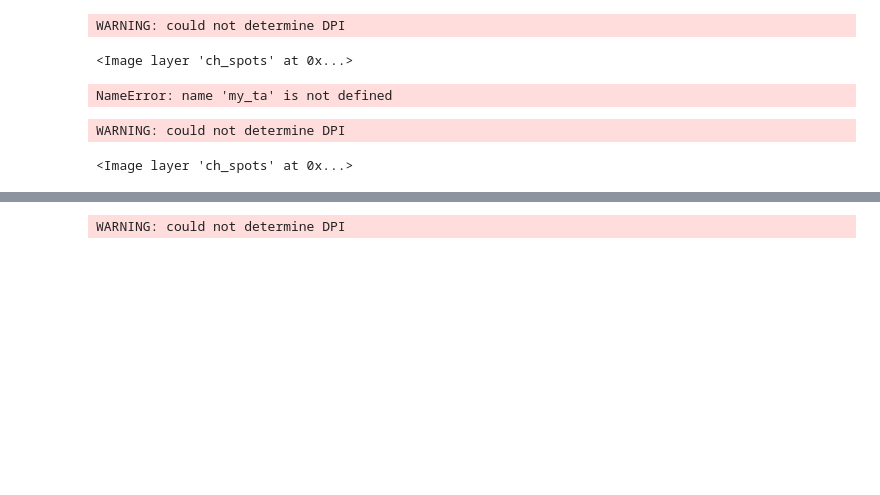
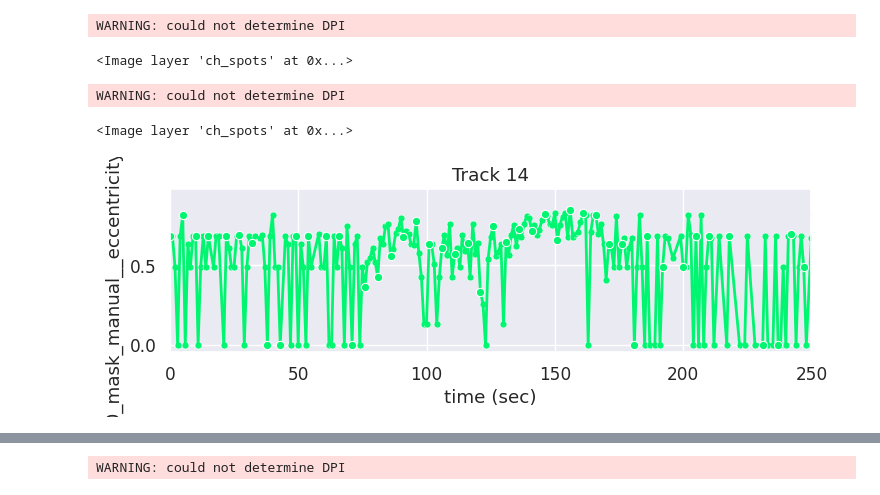
Before and after one commit to timstasevich/croparray, a Jupyter notebook: notebooks/Translation_Stalling_Quantification.ipynb, the cells around one changed output, grey strips where cells are left out. Cells and saved outputs as stored; diff of their text form; code cells hidden in the pictures; blank space fills up the shorter version.

Commit message:
updated plot_trackarray_crops() and plot_track_signal_traces to support masks and maskprops

```diff
--- a/notebooks/Translation_Stalling_Quantification.ipynb
+++ b/notebooks/Translation_Stalling_Quantification.ipynb
@@ -155,34 +81,32 @@ ta1.plot.plot_track_signal_traces( )
 # %%
-# Sort tracks by maximal translation signal in one channel with minimal translation signal in another channel (these would be the 'one-color' tracks that don't have leakiness)
-# Parameters for sorting
-ch_high = 1
-ch_low = 2
-t_start, t_stop = 00, 5000
-rolling = 30
-fov=0
+# # Sort tracks by maximal translation signal in one channel with minimal translation signal in another channel (these would be the 'one-color' tracks that don't have leakiness)
+# # Parameters for sorting
+# ch_high = 1
+# ch_low = 2
+# t_start, t_stop = 00, 5000
+# rolling = 30
+# fov=0
 
-# Extract and smooth signal for both channels
-sig_ch1 = my_ta.signal.sel(fov=fov, ch=ch_high, t=slice(t_start, t_stop)).rolling(t=rolling, min_periods=1).mean()
-sig_ch2 = my_ta.signal.sel(fov=fov, ch=ch_low, t=slice(t_start, t_stop)).rolling(t=rolling, min_periods=1).mean()
+# # Extract and smooth signal for both channels
+# sig_ch1 = my_ta.signal.sel(fov=fov, ch=ch_high, t=slice(t_start, t_stop)).rolling(t=rolling, min_periods=1).mean()
+# sig_ch2 = my_ta.signal.sel(fov=fov, ch=ch_low, t=slice(t_start, t_stop)).rolling(t=rolling, min_periods=1).mean()
 
-# Compute per-track max intensity in window
-max_ch1 = sig_ch1.max(dim='t')
-max_ch2 = sig_ch2.max(dim='t')
+# # Compute per-track max intensity in window
+# max_ch1 = sig_ch1.max(dim='t')
+# max_ch2 = sig_ch2.max(dim='t')
 
-# Define custom score: high ch1 and low ch2
-score = max_ch1 - max_ch2
+# # Define custom score: high ch1 and low ch2
+# score = max_ch1 - max_ch2
 
-# Remove NaN scores before sorting
-score_clean = score.where(~np.isnan(score), drop=True)
+# # Remove NaN scores before sorting
+# score_clean = score.where(~np.isnan(score), drop=True)
 
-# Sort by cleaned score
-ta_sort = my_ta.sortby(score_clean, ascending=False)
+# # Sort by cleaned score
+# ta_sort = my_ta.sortby(score_clean, ascending=False)
 
-# Get track IDs
-my_selected_tracks = ta_sort.track_id.values
-my_selected_tracks
+# # Get track IDs
+# my_selected_tracks = ta_sort.track_id.values
+# my_selected_tracks
-# %% [output]
-NameError: name 'my_ta' is not defined
 # %%
 import napari
 viewer = napari.Viewer()
@@ -193,3 +117,7 @@ viewer.add_image(temp_ch0, colormap='yellow', name='ch_spots', blending='additiv
 # %% [output]
 WARNING: could not determine DPI
 <Image layer 'ch_spots' at 0x...>
+# %%
+ta2.tplot.plot_track_signal_traces(var="ch0_mask_manual__eccentricity",track_ids=[14],xlim=(0,250),rgb=(1,1,1))
+# %% [output]
+[figure, added]
```
Also changed, not shown: parts of 12 cells of this notebook, 4 other files.
